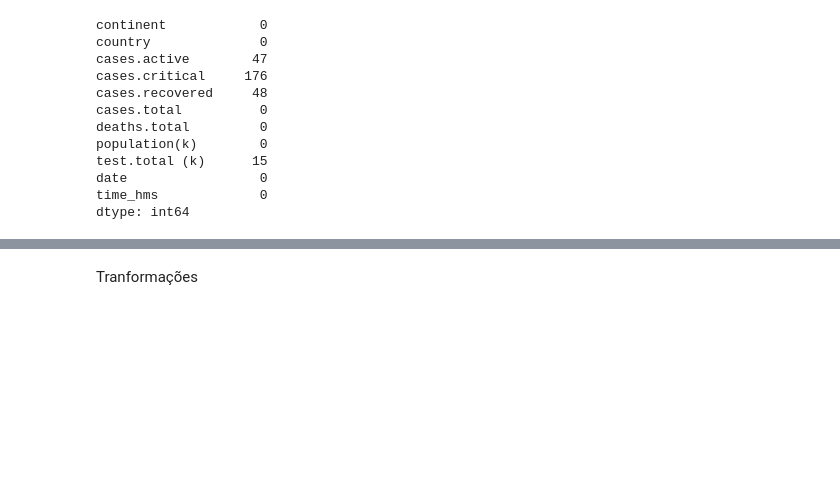
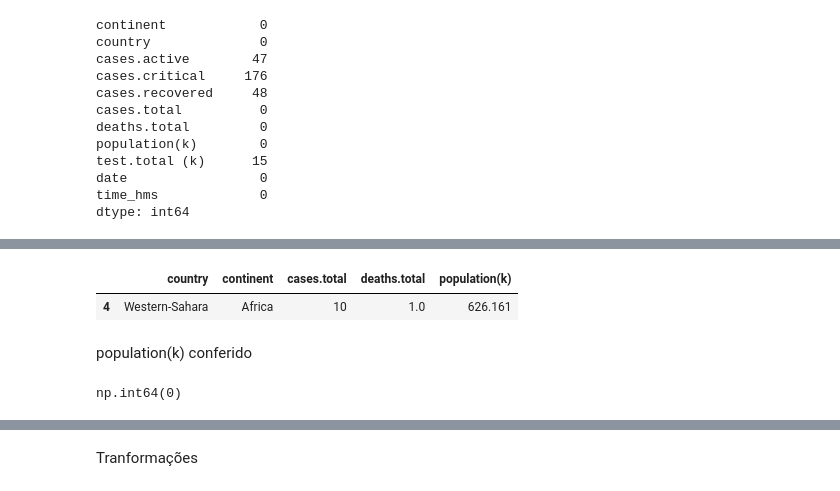
Before and after one commit to amanda-dalmeida/covid19-data-analysis, a Jupyter notebook: covid19_eda.ipynb, the cells around one changed output, grey strips where cells are left out. Drawn from its saved outputs; the diff is of its cells as text; code cells hidden in the pictures; blank space fills up the shorter version.

```diff
--- a/covid19_eda.ipynb
+++ b/covid19_eda.ipynb
@@ -682,0 +731,15 @@ dtype: int64
+# %%
+df_check.loc[
+    df['population(k)'].isna(),
+    ['country', 'continent', 'cases.total', 'deaths.total',
+     'population(k)']
+]
+# %% [output]
+|  | country | continent | cases.total | deaths.total | population(k) |
+| 4 | Western-Sahara | Africa | 10 | 1.0 | 626.161 |
+# %% [markdown]
+population(k) conferido
+# %%
+df_check['population(k)'].isna().sum()
+# %% [output]
+np.int64(0)
```
Also changed, not shown: parts of 21 cells of this notebook.
